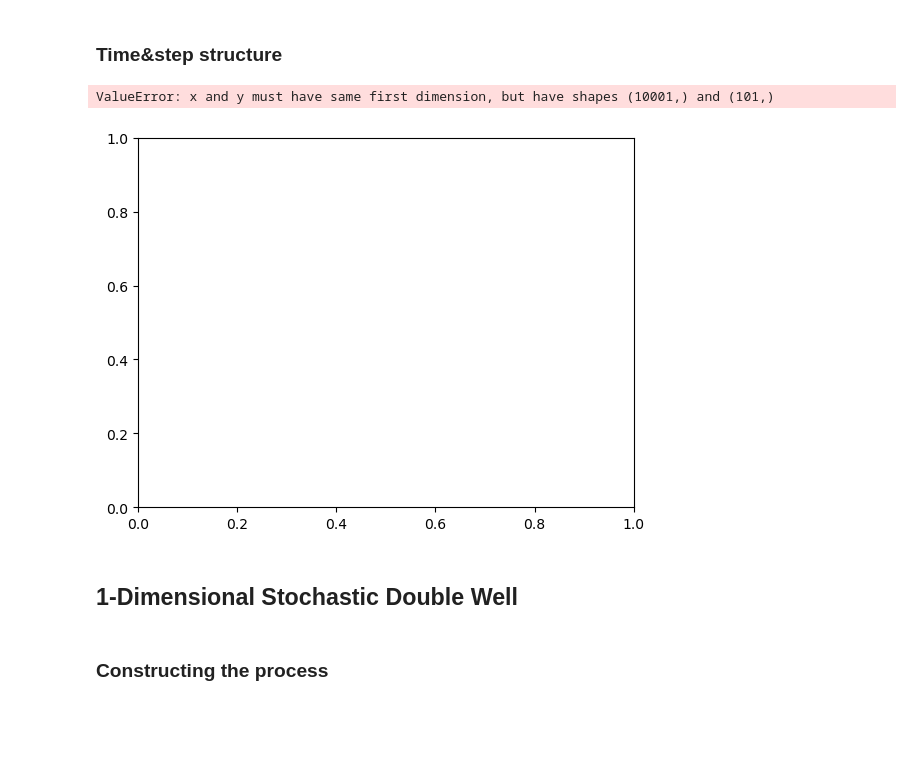
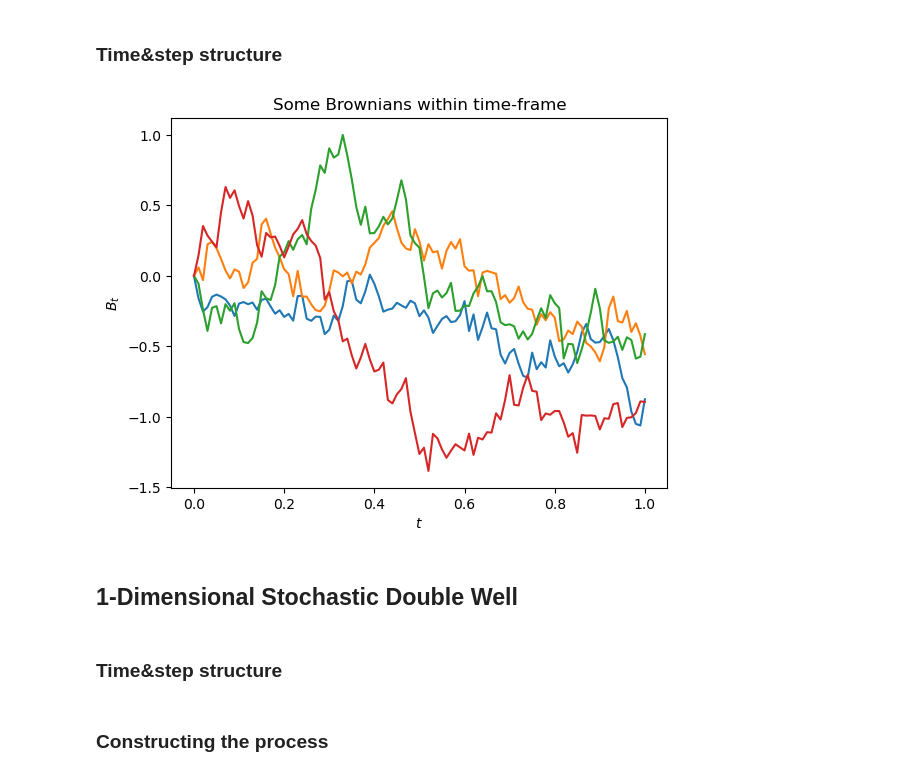
Before and after one commit to vdrvar/signature_randomization_differential-equations, a Jupyter notebook: Signature - Simulation.ipynb, the cells around one changed output. Drawn from its saved outputs; the diff is of its cells as text; code cells hidden in the pictures; blank space fills up the shorter version.

Commit message:
first real git commit

```diff
--- a/Signature - Simulation.ipynb
+++ b/Signature - Simulation.ipynb
@@ -100,19 +112,20 @@ A, v
 # %% [markdown]
 ### Time&step structure
 # %%
-N = 10001
+N = 101
 T = 1
 step = T/N
 x_axis = np.linspace(0, T, N)
 # %%
 for i in range(4):
-    plt.plot(x_axis, b.gen_normal(101))
+    plt.plot(x_axis, b.gen_normal(N))
 plt.title("Some Brownians within time-frame")
 plt.xlabel("$t$")
 plt.ylabel("$B_t$")
 plt.show()
 # %% [output]
-ValueError: x and y must have same first dimension, but have shapes (10001,) and (101,)
-[figure, old version]
+[figure, new version]
 # %% [markdown]
 ## 1-Dimensional Stochastic Double Well
+# %% [markdown]
+### Time&step structure
```
Also changed, not shown: parts of 79 cells of this notebook, 2 other files.
